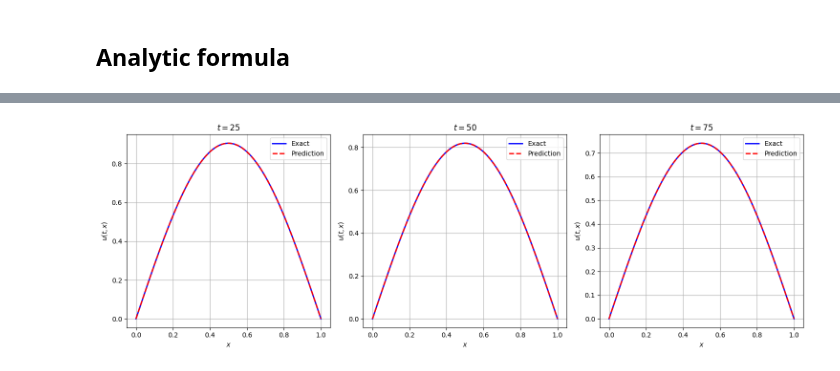
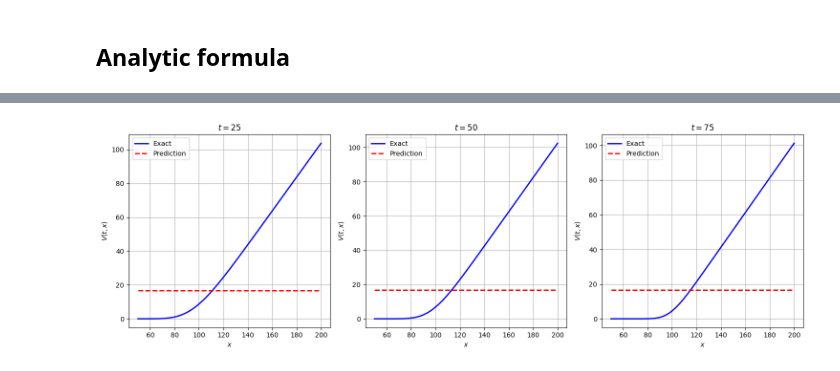
Before and after one commit to aderdouri/PINNs, a Jupyter notebook: Tutorials/BlackScholes_equation.ipynb, the cells around one changed output, grey strips where cells are left out. Saved outputs shown, nothing was run; the diff lists cells and outputs as text; code cells hidden in the pictures.

```diff
--- a/Tutorials/BlackScholes_equation.ipynb
+++ b/Tutorials/BlackScholes_equation.ipynb
@@ -182,6 +181,7 @@ def train_pinn(model, s_interior, t_interior, s_boundary, t_boundary, s_initial,
 # %%
 # Step 5: Generate training data
 # Domain: s ∈ [strike//2, 2*strike], t ∈ [0, 1] (1 year)
+S0 = 100.0 # initial stock price
 T = 1.0 # one year
 strike = 100.0
 r = 0.05
@@ -195,18 +195,22 @@ s_interior = s_grid.flatten().view(-1, 1)
 t_interior = t_grid.flatten().view(-1, 1)
 
 # Boundary points
+# V(0, t)=0
+# V(S, t)→S-K*exp(−r(T−t))as 𝑆→∞
 s_goes_infinity = 2*strike - strike*torch.exp(-r*(T-t))
 s_boundary = [torch.full_like(t, 0), s_goes_infinity]
-t_boundary = t
+
+t_boundary = torch.full_like(t, T)
 
 # Initial points
+# (at 𝑡=𝑇): 𝑉(𝑆, 𝑇)=max(𝑆−𝐾, 0)
 s_initial = s
-t_initial = torch.zeros_like(t)
+t_initial = t# torch.full_like(t, 0.0)
 V_initial = torch.max(s - strike, torch.tensor(0.0))
 # %%
 # Step 6: Initialize and train the PINN
 model = PINN()
 train_pinn(model, s_interior, t_interior, s_boundary, t_boundary, s_initial, t_initial, V_initial,
            r, sigma,
-           adam_epochs=1000, lbfgs_epochs=500)
+           adam_epochs=1000, lbfgs_epochs=50000)
 # %% [output]
@@ -247,0 +266,4 @@ plt.show()
+# %%
+# black_scholes(S, t, T, K, r, sigma)
+V_exact = black_scholes(s_flat, t_flat, T, K, r, sigma)
+V_exact = V_exact.reshape(100, 100)
@@ -297,32 +291,28 @@ plt.plot(V_pred[:,30])
-# %%
-# u from exact function
-V_exact = V_close_(x_flat, t_flat)
-V_exact = V_pred.reshape(100, 100)
 # %%
 # Step 8: Compare predictions with exact solution at specific time slices
 time_slices = [25, 50, 75]  # Time slices to compare
 
 plt.figure(figsize=(15, 5))
 
 for i, t_slice in enumerate(time_slices):
     # Extract points for the time slice
-    t_slice_tensor = torch.full_like(x_pred, t_slice)
-    u_pred_slice = u_pred[:, t_slice]
+    t_slice_tensor = torch.full_like(s_pred, t_slice)
+    V_pred_slice = V_pred[:, t_slice]
 
     # Compute exact solution
-    u_exact_slice = u_exact[:,t_slice]
+    V_exact_slice = V_exact[:,t_slice]
 
     # Plot comparison
     plt.subplot(1, 3, i + 1)
-    plt.plot(x.numpy(), u_exact_slice, 'b-', label='Exact', linewidth=2)
-    plt.plot(x.numpy(), u_pred_slice, 'r--', label='Prediction', linewidth=2)
+    plt.plot(s.numpy(), V_exact_slice, 'b-', label='Exact', linewidth=2)
+    plt.plot(s.numpy(), V_pred_slice, 'r--', label='Prediction', linewidth=2)
     plt.title(f"$t = {t_slice}$")
     plt.xlabel("$x$")
-    plt.ylabel("$u(t, x)$")
+    plt.ylabel("$V(t, x)$")
     plt.legend()
     plt.grid()
 
 plt.tight_layout()
 plt.show()
 # %% [output]
-[figure, old version]
+[figure, new version]
```
Also changed, not shown: parts of 12 cells of this notebook.
